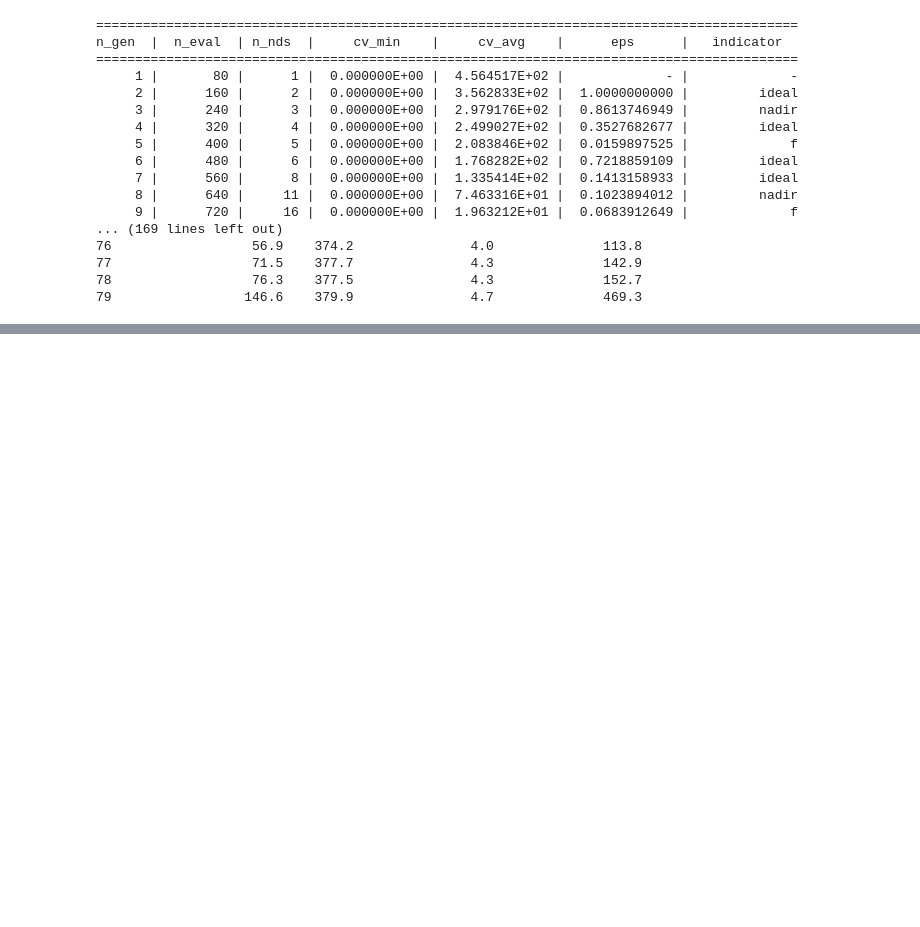
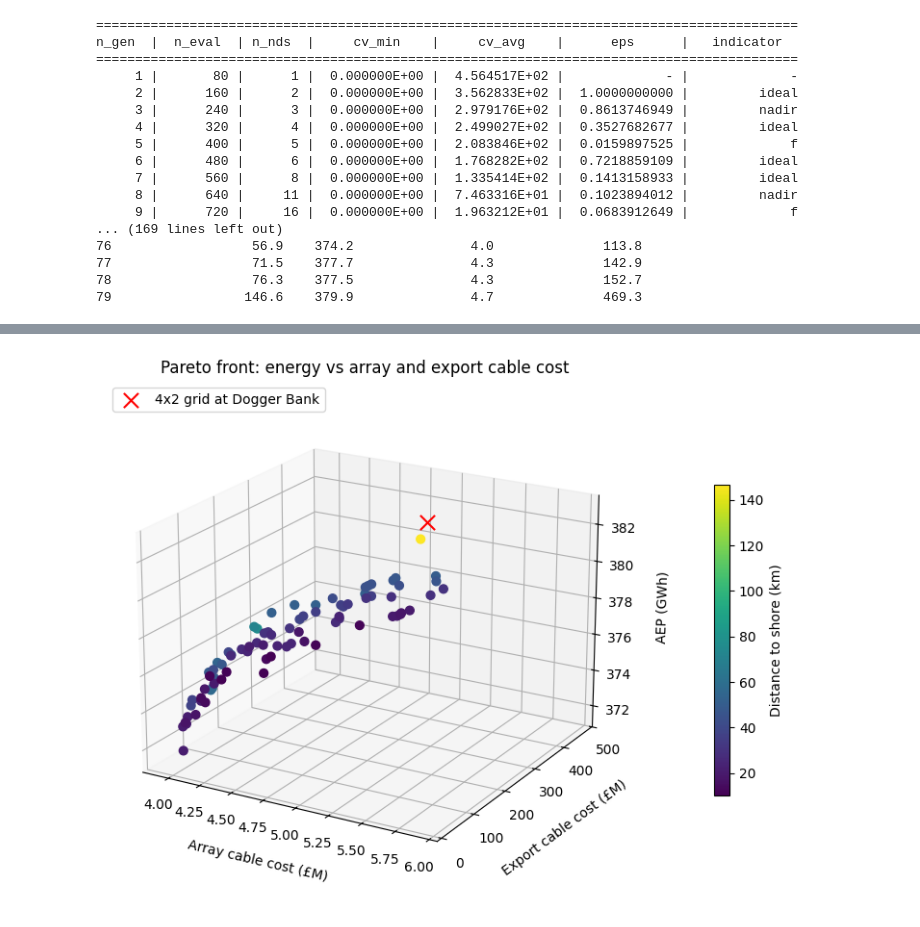
Before and after one commit to Thashmikab/offshore-wind-layout-cable-tradeoff, a Jupyter notebook: 06_multiple.ipynb, the cells around one changed output, grey strips where cells are left out. Drawn from its saved outputs; the diff is of its cells as text; code cells hidden in the pictures; blank space fills up the shorter version.

```diff
--- a/06_multiple.ipynb
+++ b/06_multiple.ipynb
@@ -405,3 +405,28 @@ fig.update_layout(height=650, legend=dict(x=0, y=1))
 fig.show()
 # %% [output]
 [interactive output not drawn]
+# %%
+#@title 3D Pareto front (static, for GitHub)
+
+import matplotlib.pyplot as plt
+
+fig = plt.figure(figsize=(10, 7))
+ax = fig.add_subplot(projection="3d")
+
+sc = ax.scatter(front.Array_cost_GBP_M, front.Export_cost_GBP_M, front.AEP_GWh,
+                c=front.Distance_to_shore_km, cmap="viridis", s=40, depthshade=False)
+ax.scatter(grid_obj[1] / 1e6, grid_obj[2] / 1e6, -grid_obj[0],
+           color="red", marker="x", s=120, label="4x2 grid at Dogger Bank")
+
+ax.set_xlabel("Array cable cost (£M)", labelpad=10)
+ax.set_ylabel("Export cable cost (£M)", labelpad=10)
+ax.set_zlabel("AEP (GWh)", labelpad=10)
+ax.set_title("Pareto front: energy vs array and export cable cost")
+ax.view_init(elev=20, azim=-60)       # change these to rotate the view
+ax.legend(loc="upper left")
+fig.colorbar(sc, ax=ax, shrink=0.6, pad=0.12, label="Distance to shore (km)")
+
+#plt.savefig(FIG / "05_pareto_front_3d.png", dpi=150, bbox_inches="tight")
+plt.show()
+# %% [output]
+[figure, added]
```
